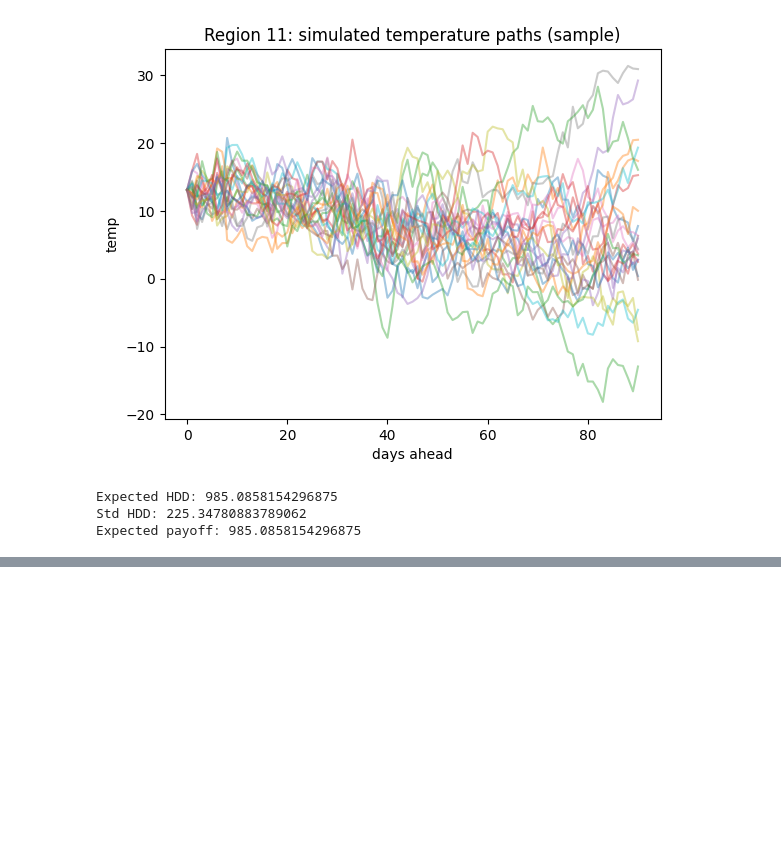
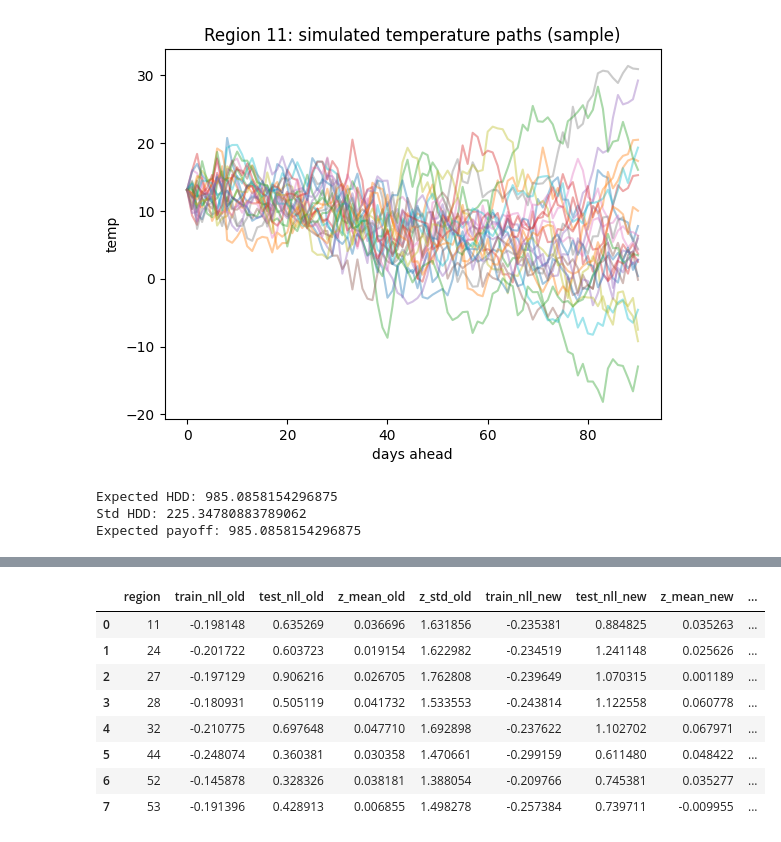
Before and after one commit to MarieLouiseLysholt/Masters_2026, a Jupyter notebook: OU+ML/Benth_OU_Model1_NN_Calibration_PerRegion.ipynb, the cells around one changed output, grey strips where cells are left out. Saved outputs shown, nothing was run; the diff lists cells and outputs as text; code cells hidden in the pictures; blank space fills up the shorter version.

```diff
--- a/OU+ML/Benth_OU_Model1_NN_Calibration_PerRegion.ipynb
+++ b/OU+ML/Benth_OU_Model1_NN_Calibration_PerRegion.ipynb
@@ -483,0 +746,36 @@ Expected payoff: 985.0858154296875
+# %%
+# Compare old summary vs new seasonal-sigma summary
+compare_cols_old = ["region", "train_nll_last", "test_nll_last", "z_mean", "z_std"]
+compare_cols_new = ["region", "train_nll_last", "test_nll_last", "z_mean", "z_std"]
+
+old_cmp = summary[compare_cols_old].copy().rename(columns={
+    "train_nll_last": "train_nll_old",
+    "test_nll_last": "test_nll_old",
+    "z_mean": "z_mean_old",
+    "z_std": "z_std_old",
+})
+
+new_cmp = summary_seasonal_sigma[compare_cols_new].copy().rename(columns={
+    "train_nll_last": "train_nll_new",
+    "test_nll_last": "test_nll_new",
+    "z_mean": "z_mean_new",
+    "z_std": "z_std_new",
+})
+
+comparison = old_cmp.merge(new_cmp, on="region", how="inner")
+
+comparison["delta_test_nll"] = comparison["test_nll_new"] - comparison["test_nll_old"]
+comparison["delta_z_std"] = comparison["z_std_new"] - comparison["z_std_old"]
+
+comparison = comparison.sort_values("region").reset_index(drop=True)
+comparison
+# %% [output]
+|  | region | train_nll_old | test_nll_old | z_mean_old | z_std_old | train_nll_new | test_nll_new | z_mean_new | ... |
+| 0 | 11 | -0.198148 | 0.635269 | 0.036696 | 1.631856 | -0.235381 | 0.884825 | 0.035263 | ... |
+| 1 | 24 | -0.201722 | 0.603723 | 0.019154 | 1.622982 | -0.234519 | 1.241148 | 0.025626 | ... |
+| 2 | 27 | -0.197129 | 0.906216 | 0.026705 | 1.762808 | -0.239649 | 1.070315 | 0.001189 | ... |
+| 3 | 28 | -0.180931 | 0.505119 | 0.041732 | 1.533553 | -0.243814 | 1.122558 | 0.060778 | ... |
+| 4 | 32 | -0.210775 | 0.697648 | 0.047710 | 1.692898 | -0.237622 | 1.102702 | 0.067971 | ... |
+| 5 | 44 | -0.248074 | 0.360381 | 0.030358 | 1.470661 | -0.299159 | 0.611480 | 0.048422 | ... |
+| 6 | 52 | -0.145878 | 0.328326 | 0.038181 | 1.388054 | -0.209766 | 0.745381 | 0.035277 | ... |
+| 7 | 53 | -0.191396 | 0.428913 | 0.006855 | 1.498278 | -0.257384 | 0.739711 | -0.009955 | ... |
```
Also changed, not shown: parts of 10 cells of this notebook, 8 other files.
